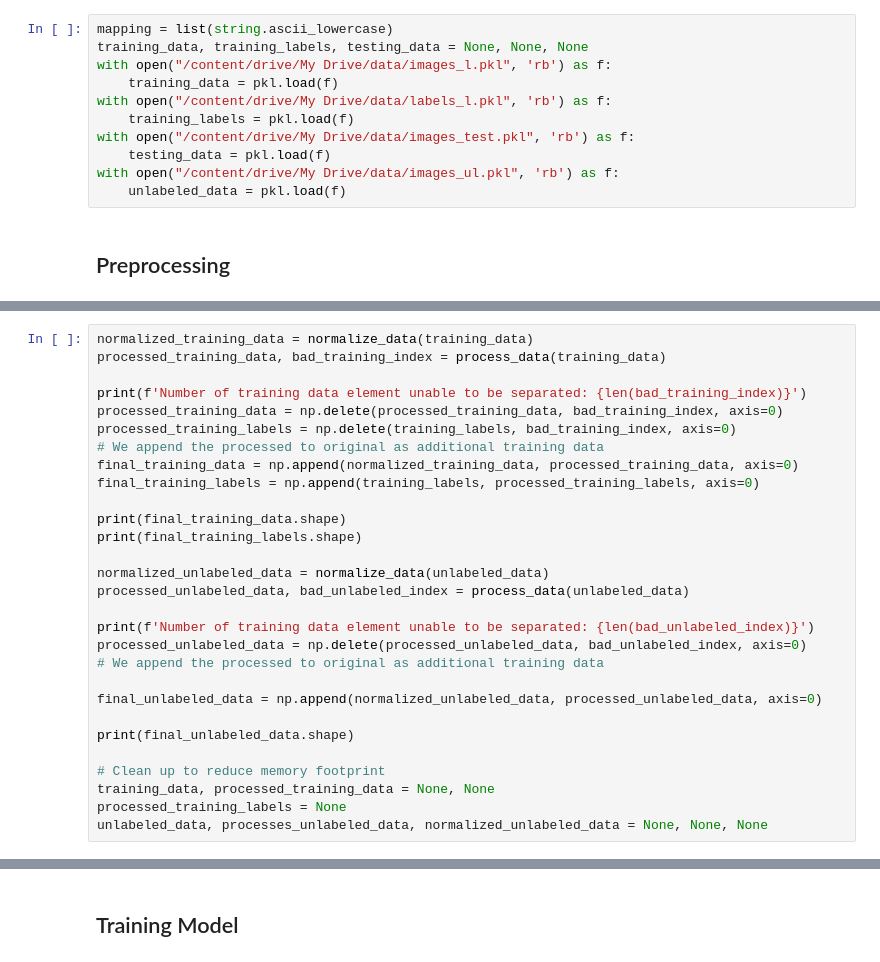
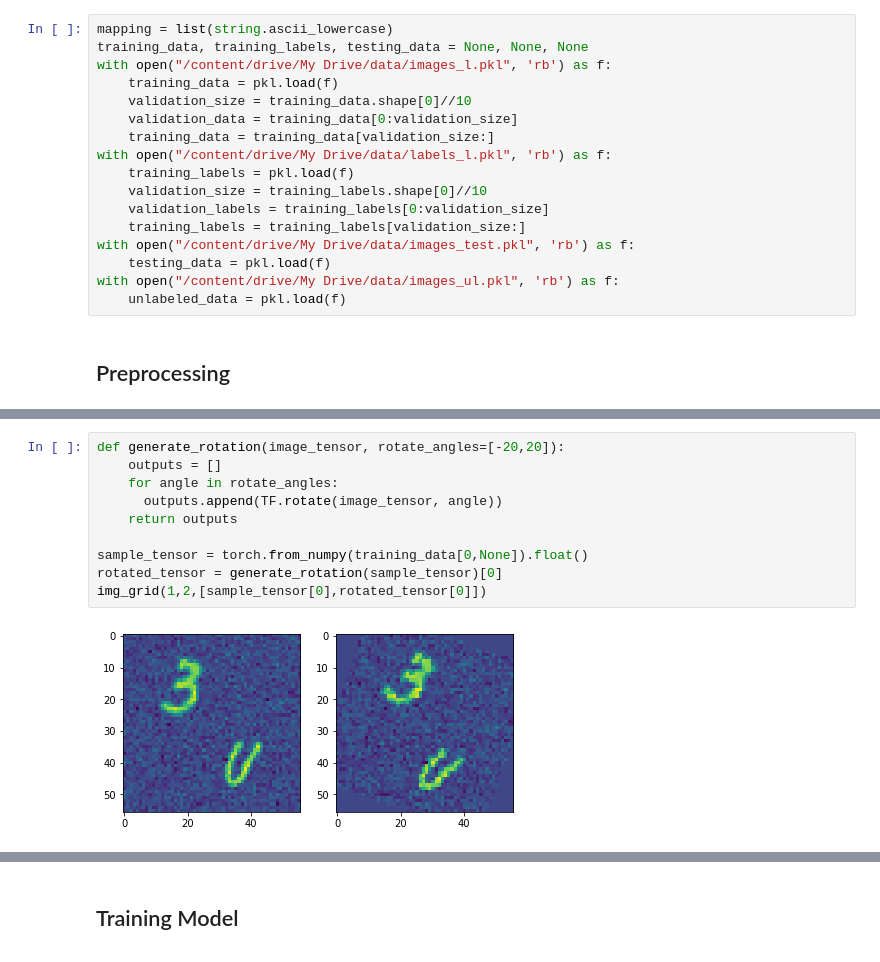
Before and after one commit to shubymao/comp551-p3, a Jupyter notebook: Project_3_Notebook.ipynb, the cells around one changed output, grey strips where cells are left out. Cells and saved outputs as stored; diff of their text form.

```diff
--- a/Project_3_Notebook.ipynb
+++ b/Project_3_Notebook.ipynb
@@ -48,8 +49,14 @@ mapping = list(string.ascii_lowercase)
 training_data, training_labels, testing_data = None, None, None
 with open("/content/drive/My Drive/data/images_l.pkl", 'rb') as f:
     training_data = pkl.load(f)
+    validation_size = training_data.shape[0]//10
+    validation_data = training_data[0:validation_size]
+    training_data = training_data[validation_size:]
 with open("/content/drive/My Drive/data/labels_l.pkl", 'rb') as f:
     training_labels = pkl.load(f)
+    validation_size = training_labels.shape[0]//10
+    validation_labels = training_labels[0:validation_size]
+    training_labels = training_labels[validation_size:]
 with open("/content/drive/My Drive/data/images_test.pkl", 'rb') as f:
     testing_data = pkl.load(f)
 with open("/content/drive/My Drive/data/images_ul.pkl", 'rb') as f:
@@ -186,29 +87,0 @@ def normalize_data(data):
-# %%
-normalized_training_data = normalize_data(training_data)
-processed_training_data, bad_training_index = process_data(training_data)
-
-print(f'Number of training data element unable to be separated: {len(bad_training_index)}')
-processed_training_data = np.delete(processed_training_data, bad_training_index, axis=0)
-processed_training_labels = np.delete(training_labels, bad_training_index, axis=0)
-# We append the processed to original as additional training data
-final_training_data = np.append(normalized_training_data, processed_training_data, axis=0)
-final_training_labels = np.append(training_labels, processed_training_labels, axis=0)
-
-print(final_training_data.shape)
-print(final_training_labels.shape)
-
-normalized_unlabeled_data = normalize_data(unlabeled_data)
-processed_unlabeled_data, bad_unlabeled_index = process_data(unlabeled_data)
-
-print(f'Number of training data element unable to be separated: {len(bad_unlabeled_index)}')
-processed_unlabeled_data = np.delete(processed_unlabeled_data, bad_unlabeled_index, axis=0)
-# We append the processed to original as additional training data
-
-final_unlabeled_data = np.append(normalized_unlabeled_data, processed_unlabeled_data, axis=0)
-
-print(final_unlabeled_data.shape)
-
-# Clean up to reduce memory footprint
-training_data, processed_training_data = None, None
-processed_training_labels = None
-unlabeled_data, processes_unlabeled_data, normalized_unlabeled_data = None, None, None
@@ -238,0 +88,12 @@ show_random_sample(10)
+# %%
+def generate_rotation(image_tensor, rotate_angles=[-20,20]):
+    outputs = []
+    for angle in rotate_angles:
+      outputs.append(TF.rotate(image_tensor, angle))
+    return outputs
+
+sample_tensor = torch.from_numpy(training_data[0,None]).float()
+rotated_tensor = generate_rotation(sample_tensor)[0]
+img_grid(1,2,[sample_tensor[0],rotated_tensor[0]])
+# %% [output]
+[figure, added]
```
Also changed, not shown: parts of 46 cells of this notebook.
